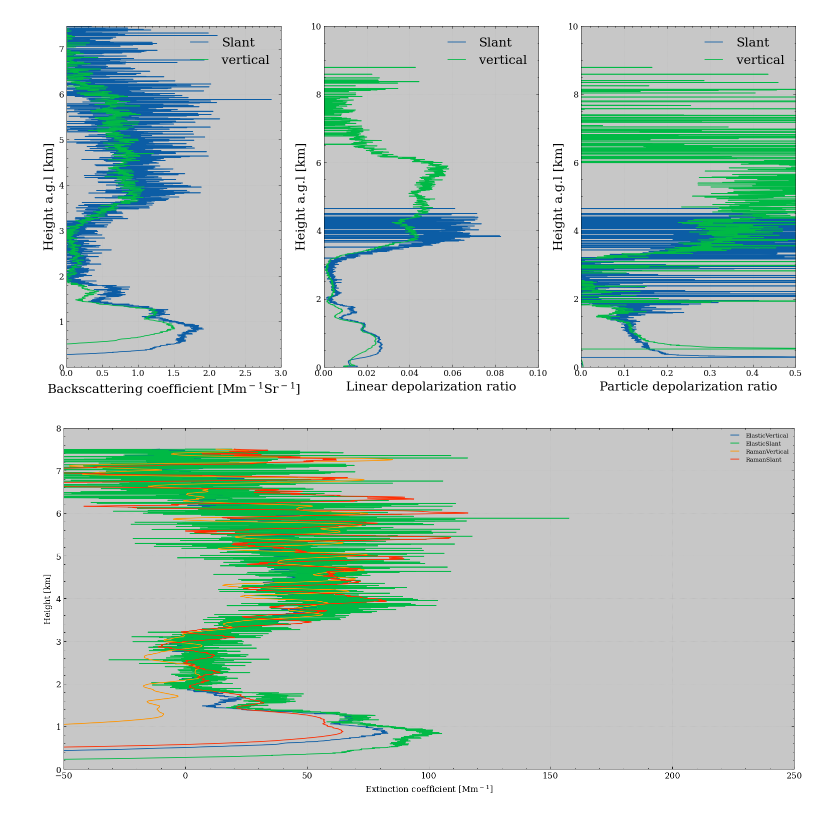
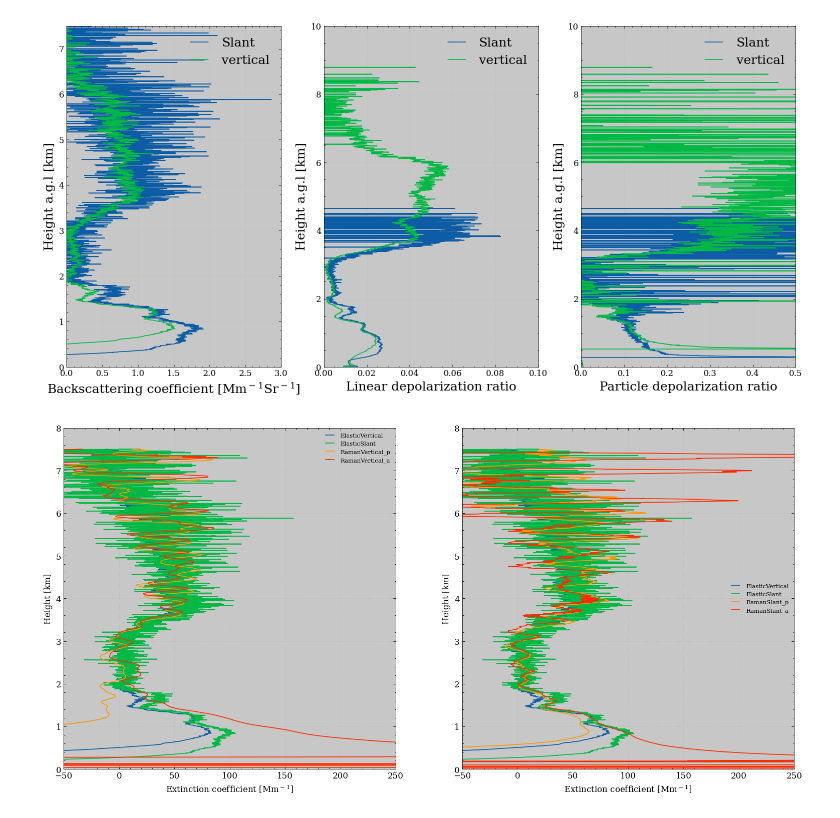
Before and after one commit to Henghengniceman/Note, a Jupyter notebook: DataAnalysisDemo.ipynb, the cells around one changed output. Cells and saved outputs as stored; diff of their text form; code cells hidden in the pictures.

```diff
--- a/DataAnalysisDemo.ipynb
+++ b/DataAnalysisDemo.ipynb
@@ -10,7 +10,7 @@ from Src.window_fliter import window_fliter
 # %%
 rs_fl ='./Data/kal_1a_Pfp_rs_xf_20180408.nc'
 dc_fl='./Data/kal_1a_Pdc_rs_xf_20200520_1702.nc'
-ds = lidar.preprocessing(rs_fl=rs_fl,dc_fl=dc_fl,ini_date= '20180408T202100', end_date='20180408T235900')
+ds = lidar.preprocessing(rs_fl=rs_fl,ini_date= '20180408T202100', end_date='20180408T235900')
 # %% [output]
 INFO: lidar. preprocessing. L456: Start Lidar Preprocessing ...
 INFO: lidar. preprocessing. L459: Read Raw Signal
@@ -188,28 +189,57 @@ with plt.style.context(['science','no-latex']):
 # Raman Retrieval
 rcs_387xtp_v = dsd['ver'].signal_387xtp.mean('time')*dsd['ver'].range**2
 rcs_387xtp_s = dsd['sla'].signal_387xtp.mean('time')*(dsd['sla'].range*2)**2
+
+rcs_387xta_v = dsd['ver'].signal_387xta.mean('time')*dsd['ver'].range**2
+rcs_387xta_s = dsd['sla'].signal_387xta.mean('time')*(dsd['sla'].range*2)**2
+
 rcs_387xtp_v_smooth =window_fliter(rcs_387xtp_v.values,name='Hamming', N=41)
 rcs_387xtp_s_smooth =window_fliter(rcs_387xtp_s.values,name='Hamming', N=81)
-Alpha = {'ver':[], 'sla':[]}
 
-Alpha['ver'] = raman_retrievals.raman_extinction(rcs_387xtp_v_smooth,7.5,355,387,1,
+rcs_387xta_v_smooth =window_fliter(rcs_387xta_v.values,name='Hamming', N=41)
+rcs_387xta_s_smooth =window_fliter(rcs_387xta_s.values,name='Hamming', N=81)
+
+alpha_raman = {'verp':[], 'slap':[],'vera':[], 'slaa':[]}
+
+alpha_raman['verp'] = raman_retrievals.raman_extinction(rcs_387xtp_v_smooth,7.5,355,387,1,
                                                  temperature_prf['ver'],pressure_prf['ver'],21,6)
 
-Alpha['sla'] = raman_retrievals.raman_extinction(rcs_387xtp_s_smooth,7.5,355,387,1,
+alpha_raman['slap'] = raman_retrievals.raman_extinction(rcs_387xtp_s_smooth,7.5,355,387,1,
                                                  temperature_prf['sla'],pressure_prf['sla'],21,6)
+
+alpha_raman['vera'] = raman_retrievals.raman_extinction(rcs_387xta_v_smooth,7.5,355,387,1,
+                                                 temperature_prf['ver'],pressure_prf['ver'],21,6)
+
+alpha_raman['slaa'] = raman_retrievals.raman_extinction(rcs_387xta_s_smooth,7.5,355,387,1,
+                                                 temperature_prf['sla'],pressure_prf['sla'],21,6)
 # %%
 with plt.style.context(['science','no-latex']):
     fig = plt.figure(figsize=(15,8),dpi=120)
-    ax = fig.add_subplot(111)
+    ax = fig.add_subplot(121)
     ax.plot(beta_part['ver'][0:1000]*1e6*55,height[0:1000]/1000,label='ElasticVertical')
     ax.plot(beta_part['sla'][0:2000]*1e6*55,height[0:2000]/2000,label='ElasticSlant')
-    ax.plot(Alpha['ver'][0:1000]*1e6,height[0:1000]/1000,label='RamanVertical')
-    ax.plot(Alpha['sla'][0:2000]*1e6,height[0:2000]/2000,label='RamanSlant')
+    ax.plot(alpha_raman['verp'][0:1000]*1e6,height[0:1000]/1000,label='RamanVertical_p')
+#     ax.plot(Alpha['slap'][0:2000]*1e6,height[0:2000]/2000,label='RamanSlant_p')
+    ax.plot(alpha_raman['vera'][0:1000]*1e6,height[0:1000]/1000,label='RamanVertical_a')
+#     ax.plot(Alpha['slaa'][0:2000]*1e6,height[0:2000]/2000,label='RamanSlant_a')
     ax.legend()
     ax.set_xlim([-50, 250])
     ax.set_ylim([0, 8])
     ax.set(xlabel='Extinction coefficient [M$\mathregular{m^-}$$\mathregular{^1}$]')
     ax.set(ylabel='Height [km]')
     ax.grid(True)
+    ax = fig.add_subplot(122)
+    ax.plot(beta_part['ver'][0:1000]*1e6*55,height[0:1000]/1000,label='ElasticVertical')
+    ax.plot(beta_part['sla'][0:2000]*1e6*55,height[0:2000]/2000,label='ElasticSlant')
+#     ax.plot(Alpha['verp'][0:1000]*1e6,height[0:1000]/1000,label='RamanVertical_p')
+    ax.plot(alpha_raman['slap'][0:2000]*1e6,height[0:2000]/2000,label='RamanSlant_p')
+#     ax.plot(Alpha['vera'][0:1000]*1e6,height[0:1000]/1000,label='RamanVertical_a')
+    ax.plot(alpha_raman['slaa'][0:2000]*1e6,height[0:2000]/2000,label='RamanSlant_a')
+    ax.legend()
+    ax.set_xlim([-50, 250])
+    ax.set_ylim([0, 8])
+    ax.set(xlabel='Extinction coefficient [M$\mathregular{m^-}$$\mathregular{^1}$]')
+    ax.set(ylabel='Height [km]')
+    ax.grid(True)
 # %% [output]
-[figure, old version]
+[figure, new version]
```
Also changed, not shown: parts of 4 cells of this notebook.
